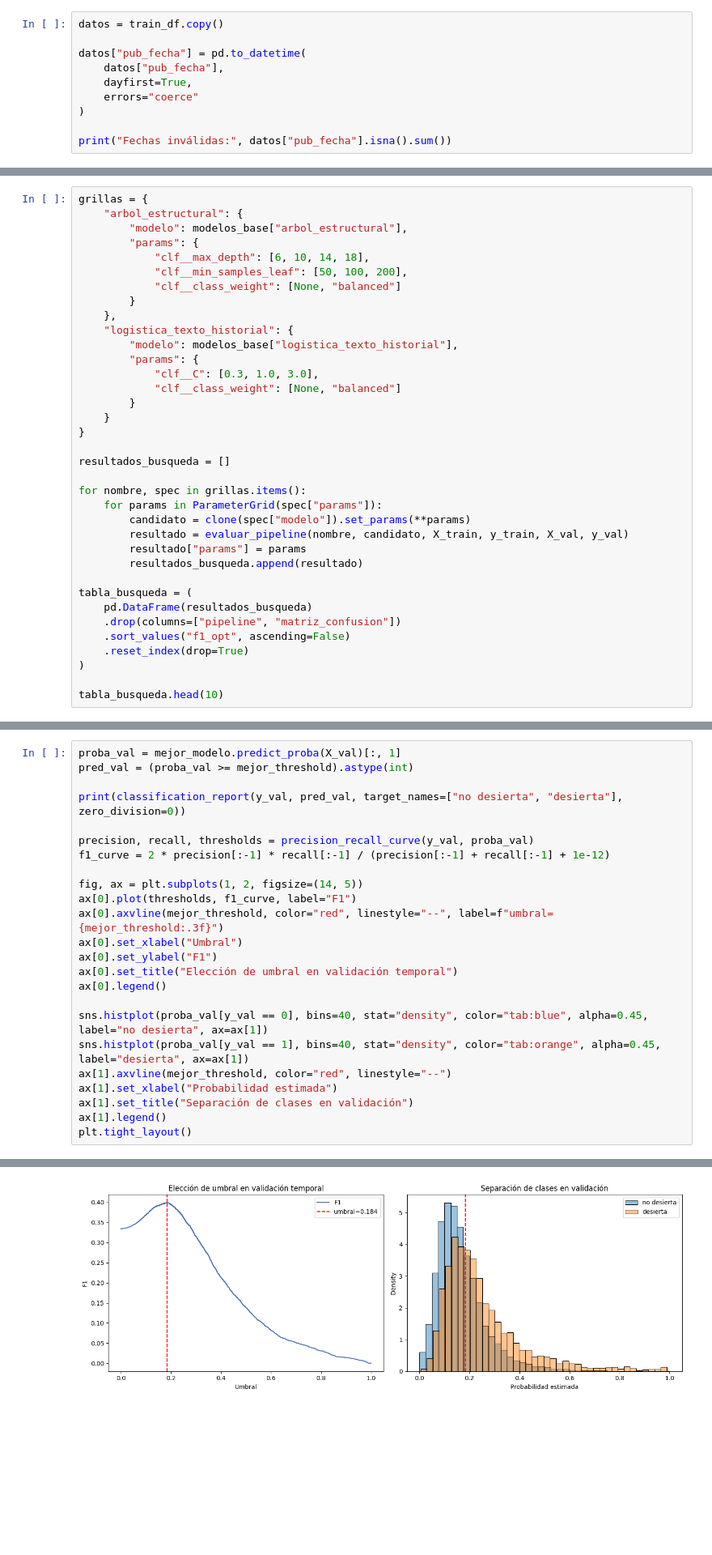
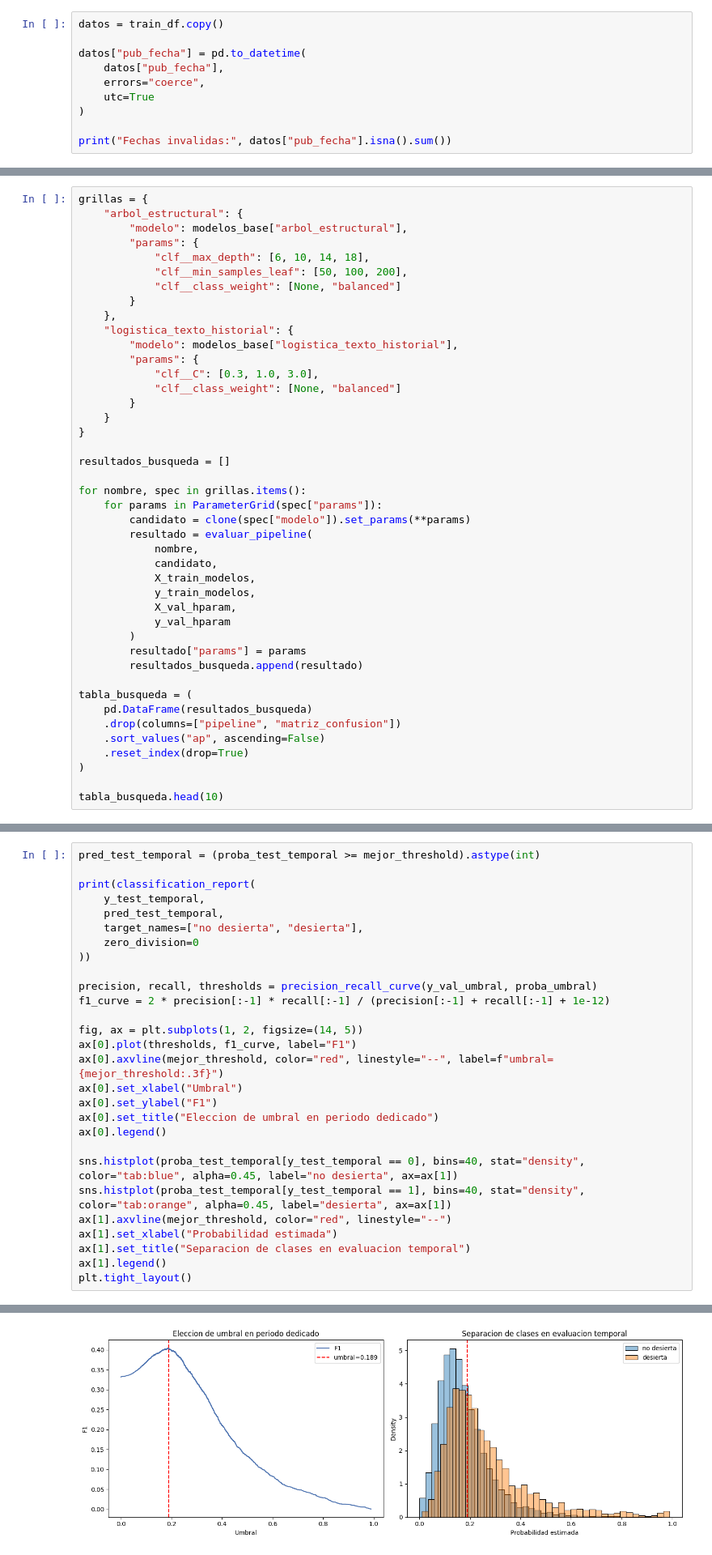
Before and after one commit to EduardoPerezMir/Tarea-2-ML, a Jupyter notebook: Pregunta2.ipynb, the cells around one changed output, grey strips where cells are left out. Shown at 81% size. Cells and saved outputs as stored; diff of their text form; blank space fills up the shorter version.

```diff
--- a/Pregunta2.ipynb
+++ b/Pregunta2.ipynb
@@ -316,9 +318,9 @@ datos = train_df.copy()
 
 datos["pub_fecha"] = pd.to_datetime(
     datos["pub_fecha"],
-    dayfirst=True,
-    errors="coerce"
+    errors="coerce",
+    utc=True
 )
 
-print("Fechas inválidas:", datos["pub_fecha"].isna().sum())
+print("Fechas invalidas:", datos["pub_fecha"].isna().sum())
 # %% [output]
@@ -672,14 +706,21 @@ resultados_busqueda = []
 for nombre, spec in grillas.items():
     for params in ParameterGrid(spec["params"]):
         candidato = clone(spec["modelo"]).set_params(**params)
-        resultado = evaluar_pipeline(nombre, candidato, X_train, y_train, X_val, y_val)
+        resultado = evaluar_pipeline(
+            nombre,
+            candidato,
+            X_train_modelos,
+            y_train_modelos,
+            X_val_hparam,
+            y_val_hparam
+        )
         resultado["params"] = params
         resultados_busqueda.append(resultado)
 
 tabla_busqueda = (
     pd.DataFrame(resultados_busqueda)
     .drop(columns=["pipeline", "matriz_confusion"])
-    .sort_values("f1_opt", ascending=False)
+    .sort_values("ap", ascending=False)
     .reset_index(drop=True)
 )
 
@@ -723,10 +783,14 @@ Matriz de confusión:
 # %%
-proba_val = mejor_modelo.predict_proba(X_val)[:, 1]
-pred_val = (proba_val >= mejor_threshold).astype(int)
+pred_test_temporal = (proba_test_temporal >= mejor_threshold).astype(int)
 
-print(classification_report(y_val, pred_val, target_names=["no desierta", "desierta"], zero_division=0))
+print(classification_report(
+    y_test_temporal,
+    pred_test_temporal,
+    target_names=["no desierta", "desierta"],
+    zero_division=0
+))
 
-precision, recall, thresholds = precision_recall_curve(y_val, proba_val)
+precision, recall, thresholds = precision_recall_curve(y_val_umbral, proba_umbral)
 f1_curve = 2 * precision[:-1] * recall[:-1] / (precision[:-1] + recall[:-1] + 1e-12)
 
 fig, ax = plt.subplots(1, 2, figsize=(14, 5))
@@ -734,14 +798,14 @@ ax[0].plot(thresholds, f1_curve, label="F1")
 ax[0].axvline(mejor_threshold, color="red", linestyle="--", label=f"umbral={mejor_threshold:.3f}")
 ax[0].set_xlabel("Umbral")
 ax[0].set_ylabel("F1")
-ax[0].set_title("Elección de umbral en validación temporal")
+ax[0].set_title("Eleccion de umbral en periodo dedicado")
 ax[0].legend()
 
-sns.histplot(proba_val[y_val == 0], bins=40, stat="density", color="tab:blue", alpha=0.45, label="no desierta", ax=ax[1])
-sns.histplot(proba_val[y_val == 1], bins=40, stat="density", color="tab:orange", alpha=0.45, label="desierta", ax=ax[1])
+sns.histplot(proba_test_temporal[y_test_temporal == 0], bins=40, stat="density", color="tab:blue", alpha=0.45, label="no desierta", ax=ax[1])
+sns.histplot(proba_test_temporal[y_test_temporal == 1], bins=40, stat="density", color="tab:orange", alpha=0.45, label="desierta", ax=ax[1])
 ax[1].axvline(mejor_threshold, color="red", linestyle="--")
 ax[1].set_xlabel("Probabilidad estimada")
-ax[1].set_title("Separación de clases en validación")
+ax[1].set_title("Separacion de clases en evaluacion temporal")
 ax[1].legend()
 plt.tight_layout()
 # %% [output]
@@ -756,2 +820,2 @@ weighted avg       0.75      0.65      0.68     35887
-[figure, old version]
+[figure, new version]
 # %% [markdown]
```
Also changed, not shown: parts of 18 cells of this notebook, 1 other file.
